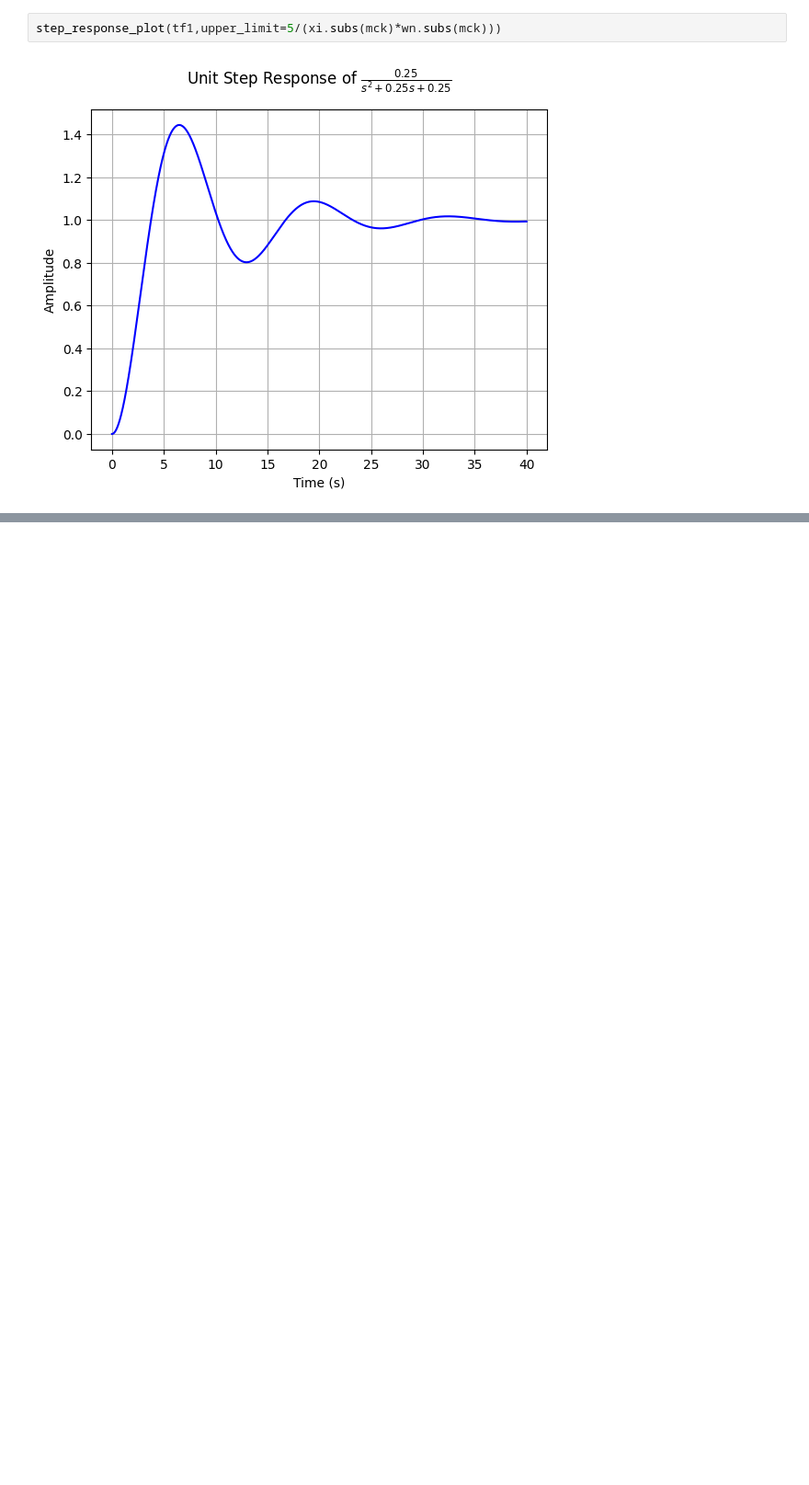
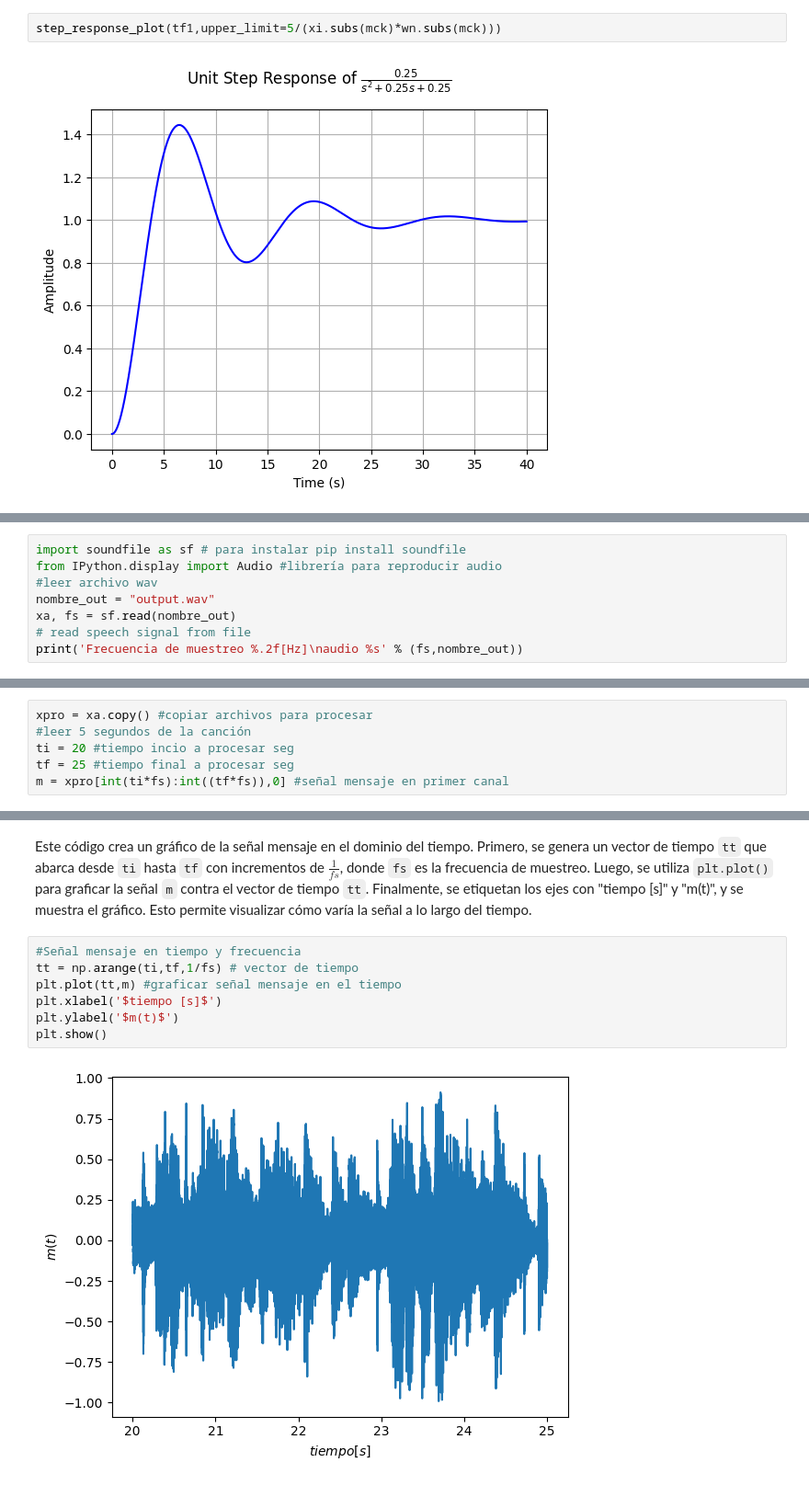
Before and after one commit to Cristian2820/Senales-y-sistemas, a Jupyter notebook: Parciales/Parcial 3/Parcial_3.ipynb, the cells around one changed output, grey strips where cells are left out. Shown at 92% size. Drawn from its saved outputs; the diff is of its cells as text; blank space fills up the shorter version.

```diff
--- a/Parciales/Parcial 3/Parcial_3.ipynb
+++ b/Parciales/Parcial 3/Parcial_3.ipynb
@@ -137,0 +203,8 @@ step_response_plot(tf1,upper_limit=5/(xi.subs(mck)*wn.subs(mck)))
+# %%
+import soundfile as sf # para instalar pip install soundfile
+from IPython.display import Audio #librería para reproducir audio
+#leer archivo wav
+nombre_out = "output.wav"
+xa, fs = sf.read(nombre_out)
+# read speech signal from file
+print('Frecuencia de muestreo %.2f[Hz]\naudio %s' % (fs,nombre_out))
@@ -137,0 +216,6 @@ step_response_plot(tf1,upper_limit=5/(xi.subs(mck)*wn.subs(mck)))
+# %%
+xpro = xa.copy() #copiar archivos para procesar
+#leer 5 segundos de la canción
+ti = 20 #tiempo incio a procesar seg
+tf = 25 #tiempo final a procesar seg
+m = xpro[int(ti*fs):int((tf*fs)),0] #señal mensaje en primer canal
@@ -137,0 +229,11 @@ step_response_plot(tf1,upper_limit=5/(xi.subs(mck)*wn.subs(mck)))
+# %% [markdown]
+Este código crea un gráfico de la señal mensaje en el dominio del tiempo. Primero, se genera un vector de tiempo `tt` que abarca desde `ti` hasta `tf` con incrementos de $\frac{1}{fs}$, donde `fs` es la frecuencia de muestreo. Luego, se utiliza `plt.plot()` para graficar la señal `m` contra el vector de tiempo `tt`. Finalmente, se etiquetan los ejes con "tiempo [s]" y "m(t)", y se muestra el gráfico. Esto permite visualizar cómo varía la señal a lo largo del tiempo.
+# %%
+#Señal mensaje en tiempo y frecuencia
+tt = np.arange(ti,tf,1/fs) # vector de tiempo
+plt.plot(tt,m) #graficar señal mensaje en el tiempo
+plt.xlabel('$tiempo [s]$')
+plt.ylabel('$m(t)$')
+plt.show()
+# %% [output]
+[figure, added]
```
Also changed, not shown: parts of 59 cells of this notebook.
